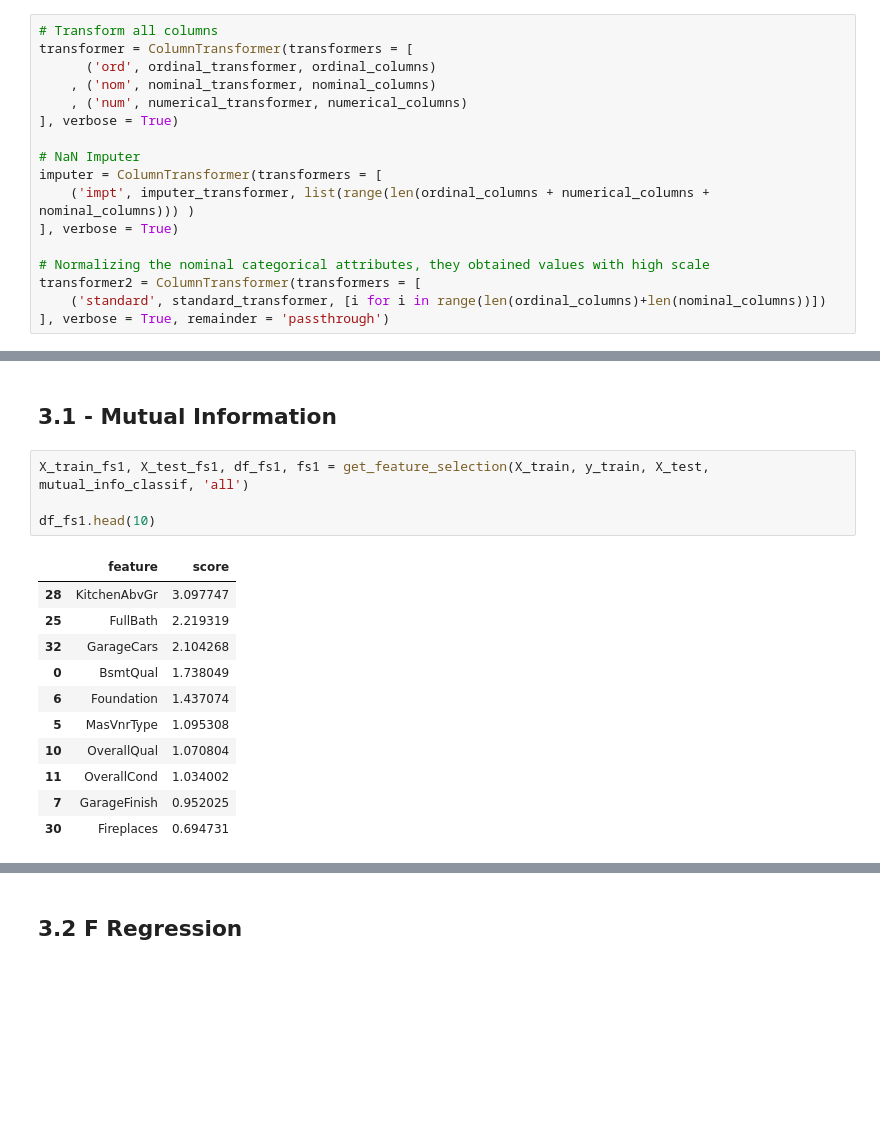
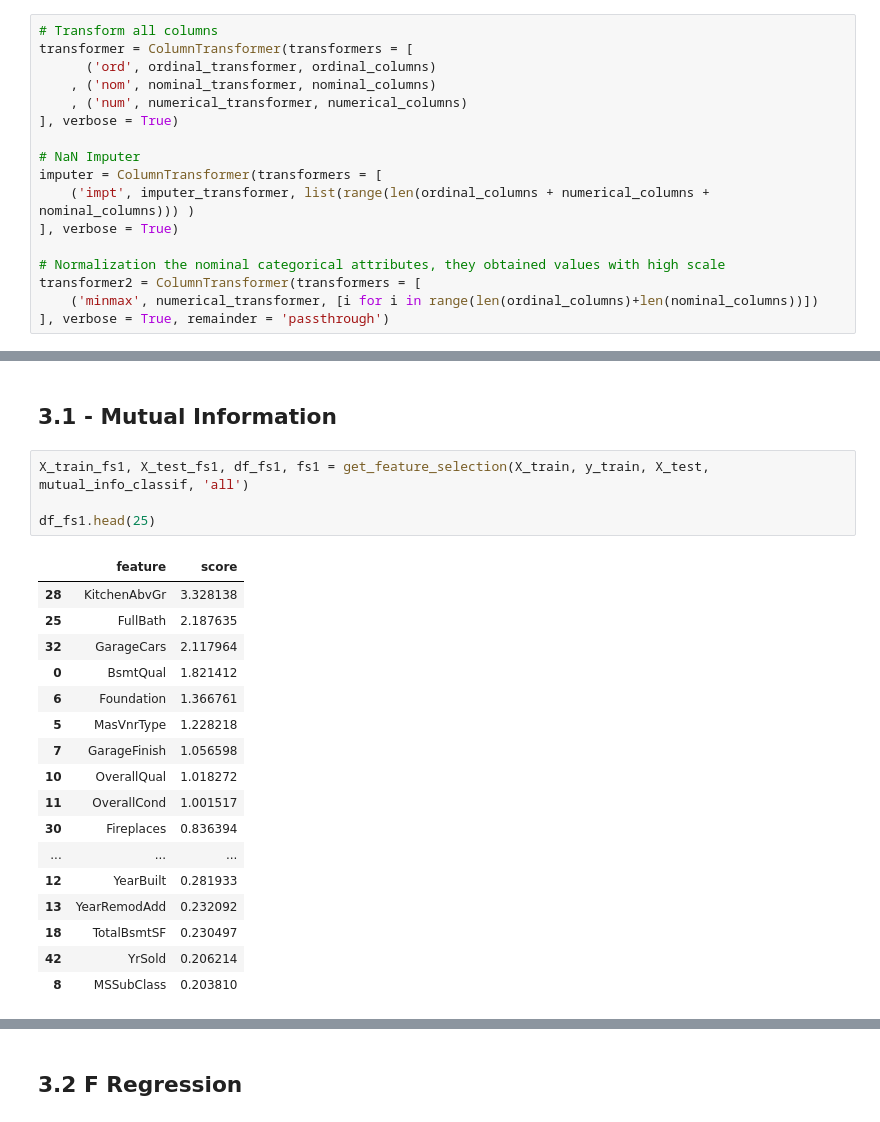
Before and after one commit to Vinicius-Luiz/machine_learning_regression_house_prices, a Jupyter notebook: house-prices-vlsf2.ipynb, the cells around one changed output, grey strips where cells are left out. Saved outputs shown, nothing was run; the diff lists cells and outputs as text; blank space fills up the shorter version.

```diff
--- a/house-prices-vlsf2.ipynb
+++ b/house-prices-vlsf2.ipynb
@@ -362,9 +361,9 @@ imputer = ColumnTransformer(transformers = [
     ('impt', imputer_transformer, list(range(len(ordinal_columns + numerical_columns + nominal_columns))) )
 ], verbose = True)
 
-# Normalizing the nominal categorical attributes, they obtained values with high scale
+# Normalization the nominal categorical attributes, they obtained values with high scale
 transformer2 = ColumnTransformer(transformers = [
-    ('standard', standard_transformer, [i for i in range(len(ordinal_columns)+len(nominal_columns))])
+    ('minmax', numerical_transformer, [i for i in range(len(ordinal_columns)+len(nominal_columns))])
 ], verbose = True, remainder = 'passthrough')
 # %%
 preprocessor = Pipeline(
@@ -419,19 +418,25 @@ def get_feature_selection(X_train, y_train, X_test, score_func, k):
 # %%
 X_train_fs1, X_test_fs1, df_fs1, fs1 = get_feature_selection(X_train, y_train, X_test, mutual_info_classif, 'all')
 
-df_fs1.head(10)
+df_fs1.head(25)
 # %% [output]
 |  | feature | score |
-| 28 | KitchenAbvGr | 3.097747 |
-| 25 | FullBath | 2.219319 |
-| 32 | GarageCars | 2.104268 |
-| 0 | BsmtQual | 1.738049 |
-| 6 | Foundation | 1.437074 |
-| 5 | MasVnrType | 1.095308 |
-| 10 | OverallQual | 1.070804 |
-| 11 | OverallCond | 1.034002 |
-| 7 | GarageFinish | 0.952025 |
-| 30 | Fireplaces | 0.694731 |
+| 28 | KitchenAbvGr | 3.328138 |
+| 25 | FullBath | 2.187635 |
+| 32 | GarageCars | 2.117964 |
+| 0 | BsmtQual | 1.821412 |
+| 6 | Foundation | 1.366761 |
+| 5 | MasVnrType | 1.228218 |
+| 7 | GarageFinish | 1.056598 |
+| 10 | OverallQual | 1.018272 |
+| 11 | OverallCond | 1.001517 |
+| 30 | Fireplaces | 0.836394 |
+| ... | ... | ... |
+| 12 | YearBuilt | 0.281933 |
+| 13 | YearRemodAdd | 0.232092 |
+| 18 | TotalBsmtSF | 0.230497 |
+| 42 | YrSold | 0.206214 |
+| 8 | MSSubClass | 0.203810 |
 # %%
 plt.figure(figsize = (30, 10))
 plt.xticks(rotation=90)
```
Also changed, not shown: parts of 11 cells of this notebook.
